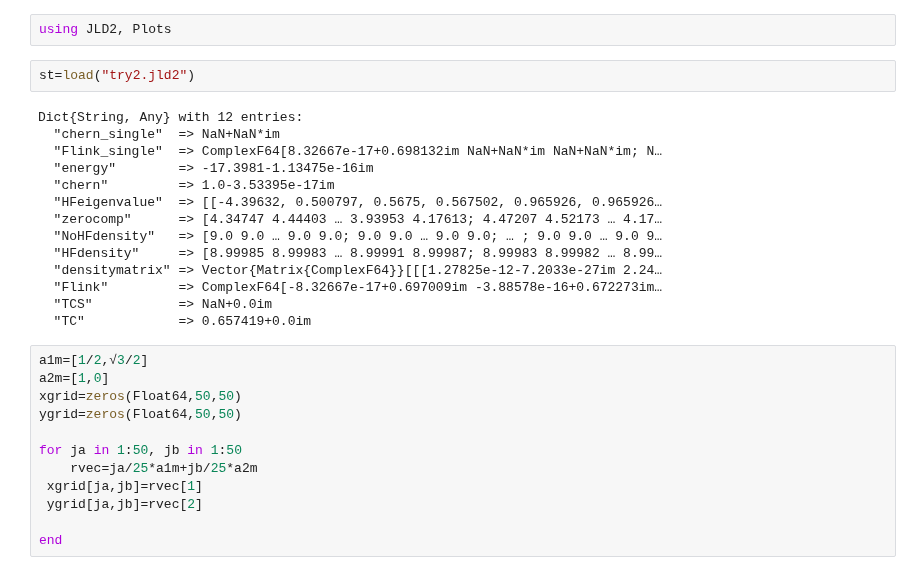
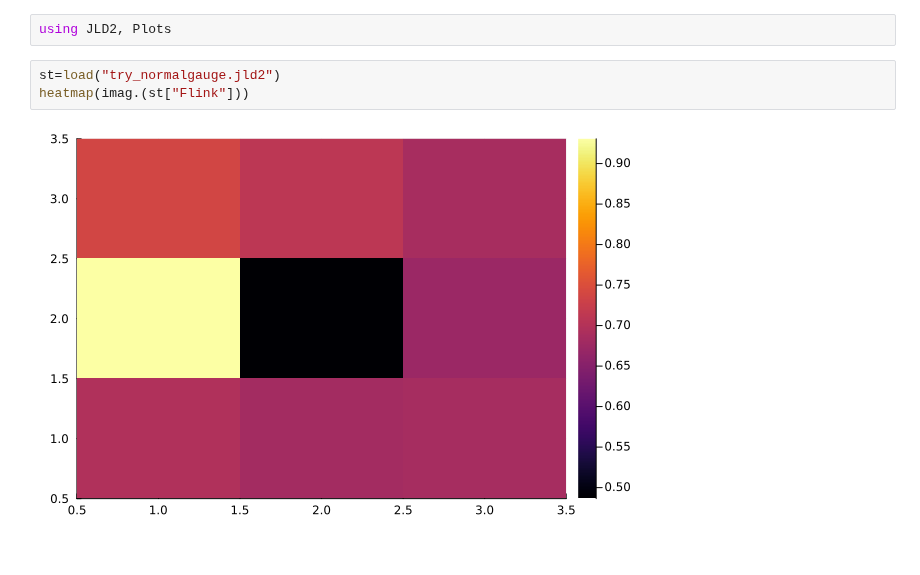
Before and after one commit to ttx002000/HF_Moire, a Jupyter notebook: data_collection/triangular/data_output/plot.ipynb, the cells around one changed output. Cells and saved outputs as stored; diff of their text form.

```diff
--- a/data_collection/triangular/data_output/plot.ipynb
+++ b/data_collection/triangular/data_output/plot.ipynb
@@ -1,30 +1,7 @@
 # %%
 using JLD2, Plots
 # %%
-st=load("try2.jld2")
+st=load("try_normalgauge.jld2")
+heatmap(imag.(st["Flink"]))
 # %% [output]
-Dict{String, Any} with 12 entries:
-  "chern_single"  => NaN+NaN*im
-  "Flink_single"  => ComplexF64[8.32667e-17+0.698132im NaN+NaN*im NaN+NaN*im; N…
-  "energy"        => -17.3981-1.13475e-16im
-  "chern"         => 1.0-3.53395e-17im
-  "HFeigenvalue"  => [[-4.39632, 0.500797, 0.5675, 0.567502, 0.965926, 0.965926…
-  "zerocomp"      => [4.34747 4.44403 … 3.93953 4.17613; 4.47207 4.52173 … 4.17…
-  "NoHFdensity"   => [9.0 9.0 … 9.0 9.0; 9.0 9.0 … 9.0 9.0; … ; 9.0 9.0 … 9.0 9…
-  "HFdensity"     => [8.99985 8.99983 … 8.99991 8.99987; 8.99983 8.99982 … 8.99…
-  "densitymatrix" => Vector{Matrix{ComplexF64}}[[[1.27825e-12-7.2033e-27im 2.24…
-  "Flink"         => ComplexF64[-8.32667e-17+0.697009im -3.88578e-16+0.672273im…
-  "TCS"           => NaN+0.0im
-  "TC"            => 0.657419+0.0im
+[figure, added]
-# %%
-a1m=[1/2,√3/2]
-a2m=[1,0]
-xgrid=zeros(Float64,50,50)
-ygrid=zeros(Float64,50,50)
-
-for ja in 1:50, jb in 1:50
-    rvec=ja/25*a1m+jb/25*a2m
- xgrid[ja,jb]=rvec[1]
- ygrid[ja,jb]=rvec[2]
-
-end
```
Also changed, not shown: parts of 7 cells of this notebook, 8 other files.
